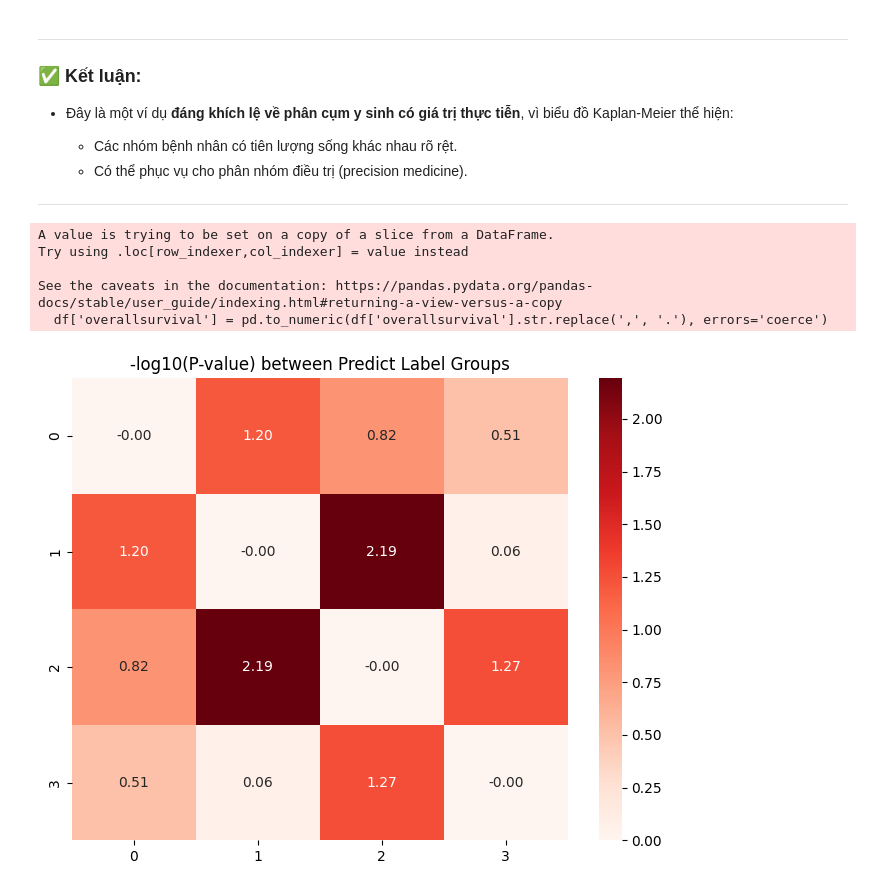
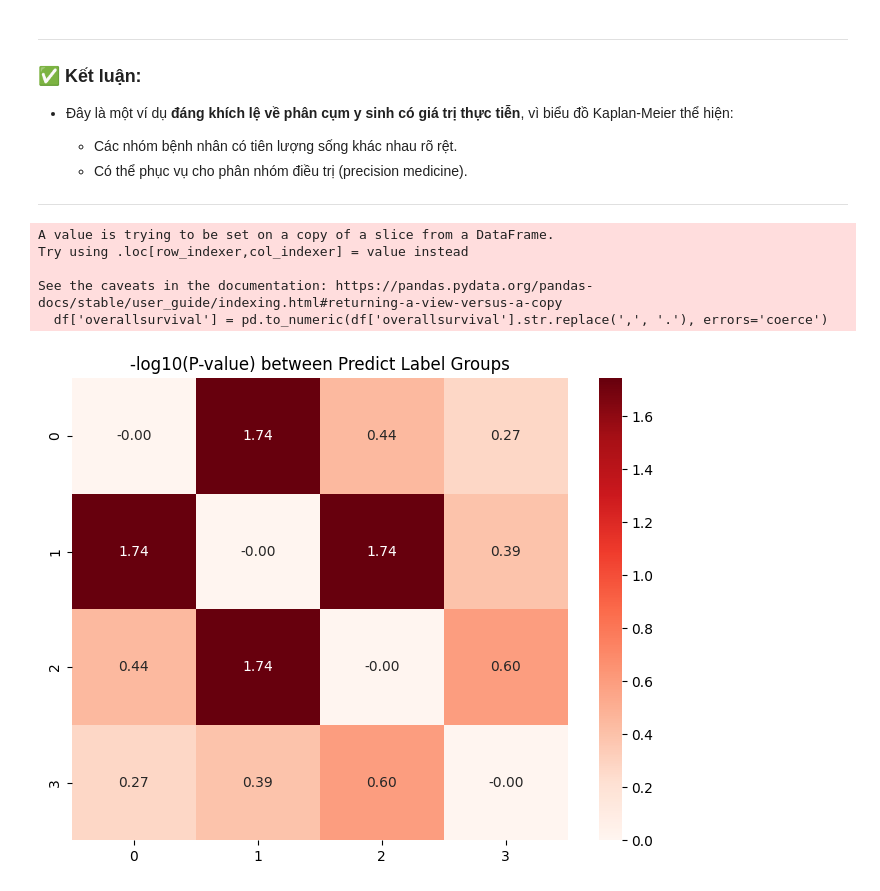
Before and after one commit to haitranduc4270/MoGCN, a Jupyter notebook: survival_analysis.ipynb, the cells around one changed output. Drawn from its saved outputs; the diff is of its cells as text; code cells hidden in the pictures.

```diff
--- a/survival_analysis.ipynb
+++ b/survival_analysis.ipynb
@@ -7,7 +7,7 @@ import numpy as np
 from scipy import stats
 import seaborn as sns
 
-predict = pd.read_csv('data\sample_classes.csv');
+predict = pd.read_csv('result/GAT_predicted_data.csv');
 predict = predict.rename(columns={predict.columns[0]: 'id_key'})
 
 clinical_data = pd.read_csv('data/clinical/Human__TCGA_BRCA__MS__Clinical__Clinical__01_28_2016__BI__Clinical__Firehose.tsi', sep='\t')
@@ -275,46 +275,46 @@ import matplotlib.pyplot as plt
 import pandas as pd
 
 # Giả sử df là dataframe của bạn
-df = result[['overallsurvival', 'status', 'class', 'id_key']]
+df = result[['overallsurvival', 'status', 'predict_label', 'id_key']]
 
 # Chuyển đổi cột 'overallsurvival' thành số (thay dấu phẩy thành dấu chấm)
 df['overallsurvival'] = pd.to_numeric(df['overallsurvival'].str.replace(',', '.'), errors='coerce')
 df_clean = df.dropna(subset=['overallsurvival', 'status'])
 
 # Tính p-values giữa các nhóm
-results = pairwise_logrank_test(df['overallsurvival'], df['class'], df['status'])
+results = pairwise_logrank_test(df['overallsurvival'], df['predict_label'], df['status'])
 
 # Lấy danh sách nhãn
-labels = sorted(df['class'].unique())
+labels = sorted(df['predict_label'].unique())
 
 # Tạo ma trận rỗng cho p-value
 p_matrix = pd.DataFrame(np.ones((len(labels), len(labels))), index=labels, columns=labels)
 
 # Điền các p-value vào ma trận
 p_values = results.p_value  # Đây là mảng một chiều
 k = 0  # Biến để theo dõi chỉ mục trong mảng p_values
 for i in range(len(labels)):
     for j in range(i+1, len(labels)):
         p = p_values[k]  # Truy xuất p-value theo chỉ mục k
         p_matrix.loc[labels[i], labels[j]] = p
         p_matrix.loc[labels[j], labels[i]] = p
         k += 1  # Tăng chỉ mục để lấy p-value tiếp theo
 
 # Tính –log10(P) để làm rõ sự khác biệt
 log_p = -np.log10(p_matrix)
 
 # Vẽ heatmap
 plt.figure(figsize=(8, 6))
 sns.heatmap(log_p, annot=True, cmap="Reds", fmt=".2f")
 plt.title("-log10(P-value) between Predict Label Groups")
 plt.show()
 # %% [output]
 A value is trying to be set on a copy of a slice from a DataFrame.
 Try using .loc[row_indexer,col_indexer] = value instead
 
 See the caveats in the documentation: https://pandas.pydata.org/pandas-docs/stable/user_guide/indexing.html#returning-a-view-versus-a-copy
   df['overallsurvival'] = pd.to_numeric(df['overallsurvival'].str.replace(',', '.'), errors='coerce')
-[figure, old version]
+[figure, new version]
 # %% [markdown]
 
 ---
```
Also changed, not shown: parts of 6 cells of this notebook.
